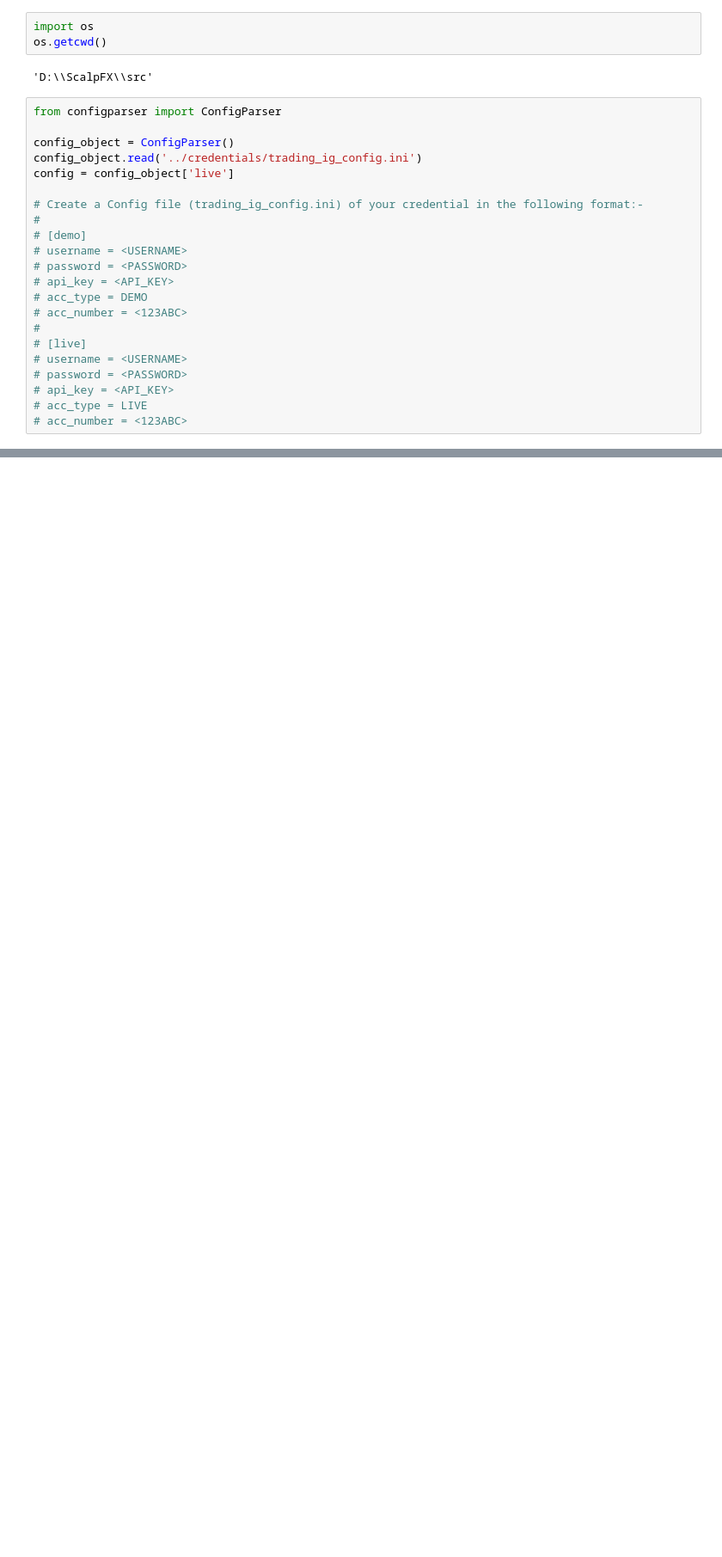
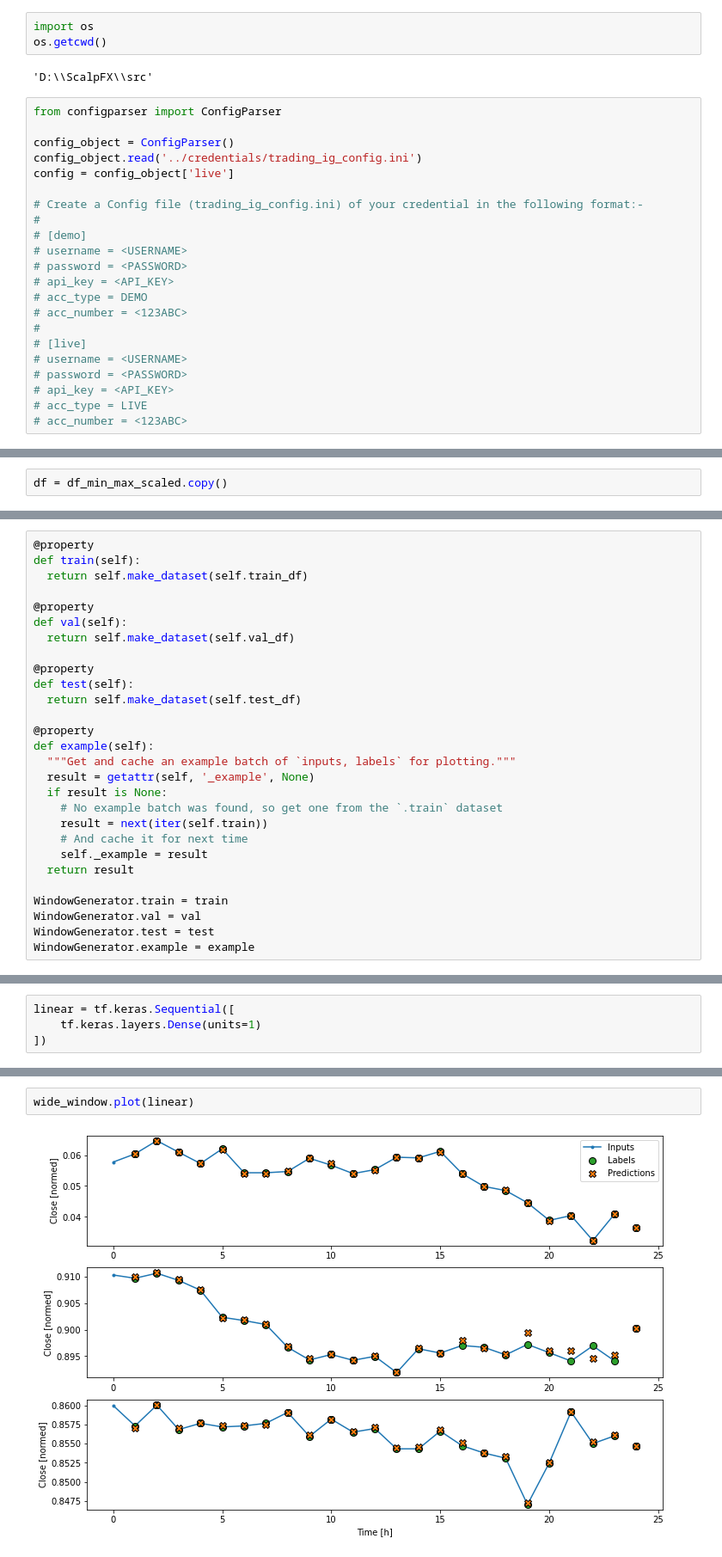
Before and after one commit to zaimzazali/ScalpFX, a Jupyter notebook: src/trainer.ipynb, the cells around one changed output, grey strips where cells are left out. Shown: that part at 86% size. Saved outputs shown, nothing was run; the diff lists cells and outputs as text; blank space fills up the shorter version.

```diff
--- a/src/trainer.ipynb
+++ b/src/trainer.ipynb
@@ -83,0 +479,2 @@ ig
+# %%
+df = df_min_max_scaled.copy()
@@ -83,0 +642,28 @@ ig
+# %%
+@property
+def train(self):
+  return self.make_dataset(self.train_df)
+
+@property
+def val(self):
+  return self.make_dataset(self.val_df)
+
+@property
+def test(self):
+  return self.make_dataset(self.test_df)
+
+@property
+def example(self):
+  """Get and cache an example batch of `inputs, labels` for plotting."""
+  result = getattr(self, '_example', None)
+  if result is None:
+    # No example batch was found, so get one from the `.train` dataset
+    result = next(iter(self.train))
+    # And cache it for next time
+    self._example = result
+  return result
+
+WindowGenerator.train = train
+WindowGenerator.val = val
+WindowGenerator.test = test
+WindowGenerator.example = example
@@ -83,0 +748,4 @@ ig
+# %%
+linear = tf.keras.Sequential([
+    tf.keras.layers.Dense(units=1)
+])
@@ -83,0 +803,4 @@ ig
+# %%
+wide_window.plot(linear)
+# %% [output]
+[figure, added]
```
Also changed, not shown: parts of 109 cells of this notebook, 7 other files.
